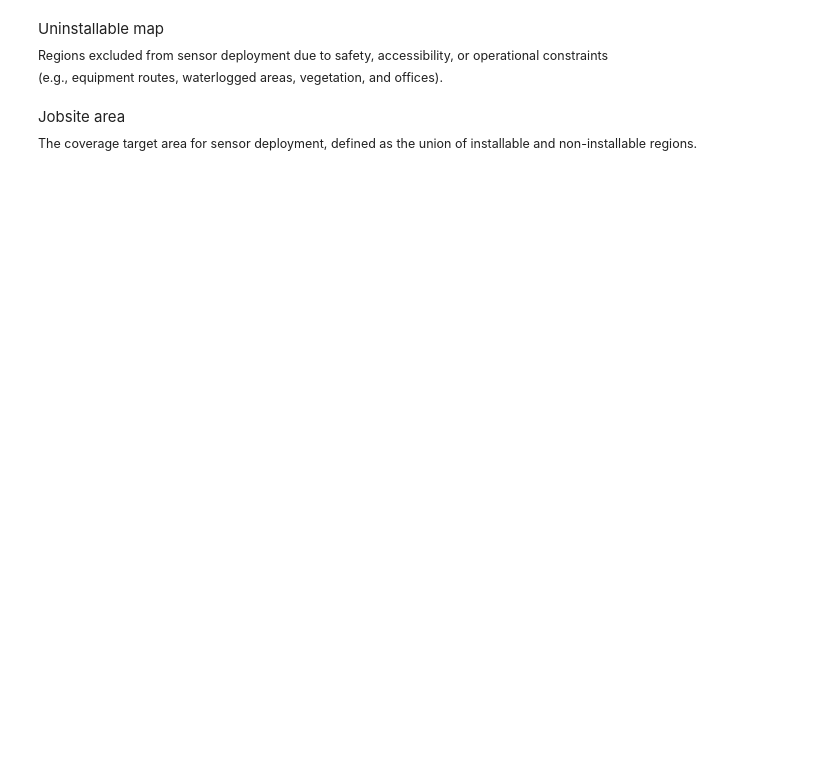
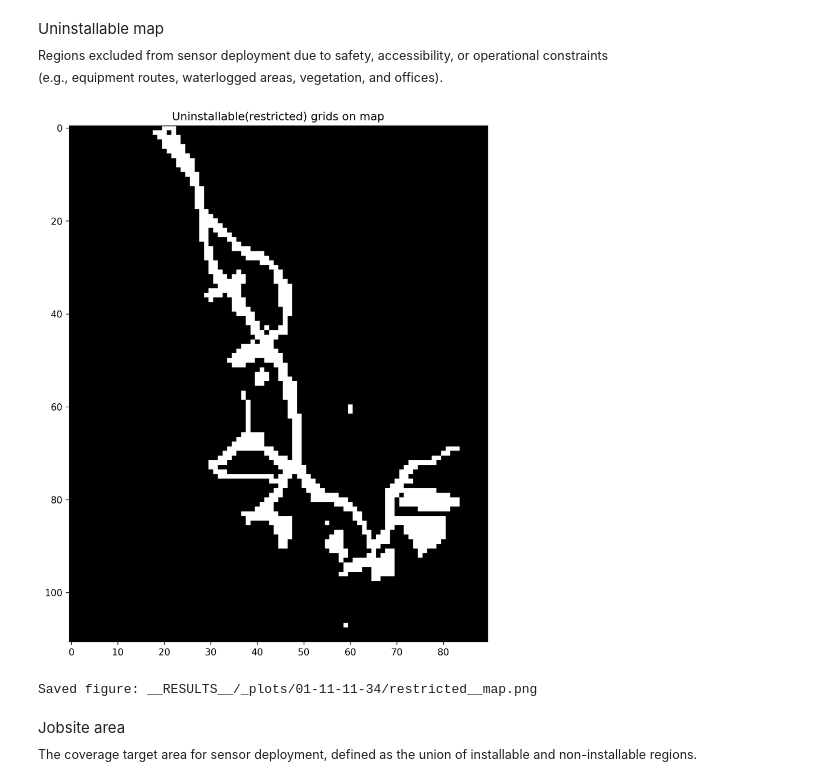
Before and after one commit to yutakseo/SensorDeployment_Optimizer, a Jupyter notebook: main.ipynb, the cells around one changed output. Cells and saved outputs as stored; diff of their text form; code cells hidden in the pictures; blank space fills up the shorter version.

```diff
--- a/main.ipynb
+++ b/main.ipynb
@@ -24,7 +30,10 @@ Uninstallable map
 <br><sub>Regions excluded from sensor deployment due to safety, accessibility, or operational constraints <br>(e.g., equipment routes, waterlogged areas, vegetation, and offices).</sub>
 # %%
 road_layer = layer_map(map, keep_values=[3])
-vis.showJetMap(map_data=road_layer, title="Uninstallable(restricted) grids on map")
+vis.showMap(map_data=road_layer, title="Uninstallable(restricted) grids on map", cmap="gray", filename="restricted__map")
+# %% [output]
+[figure, added]
+Saved figure: __RESULTS__/_plots/01-11-11-34/restricted__map.png
 # %% [markdown]
 Jobsite area
 <br><sub>The coverage target area for sensor deployment, defined as the union of installable and non-installable regions.</sub>
```
Also changed, not shown: parts of 11 cells of this notebook, 2 other files.
